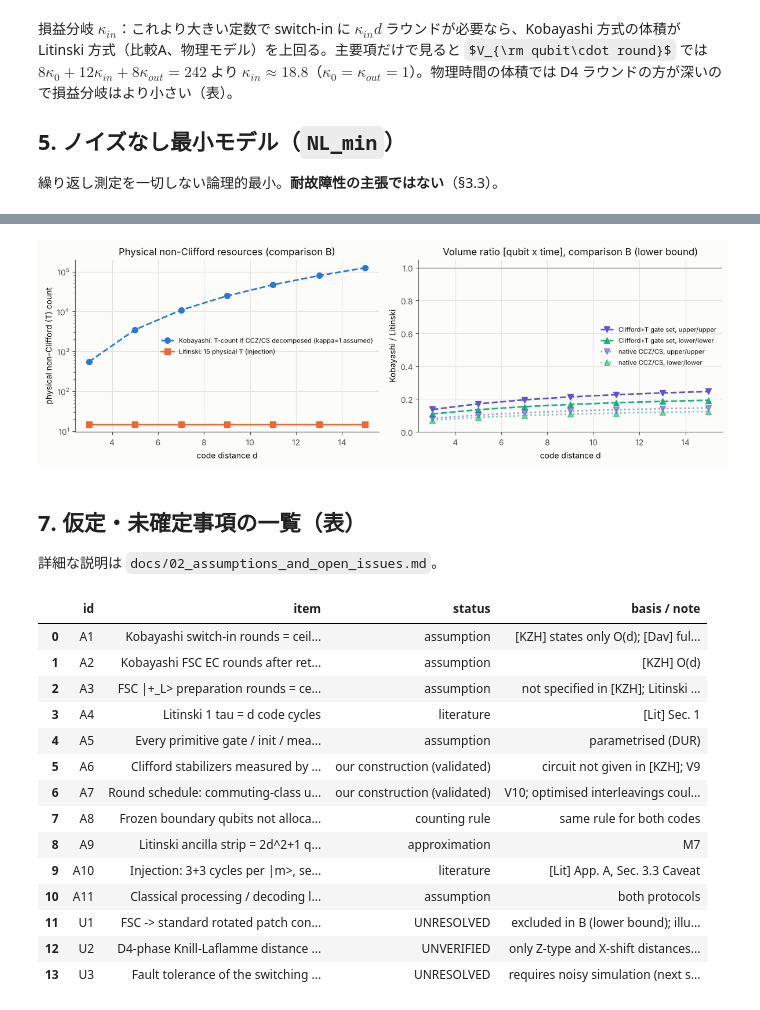
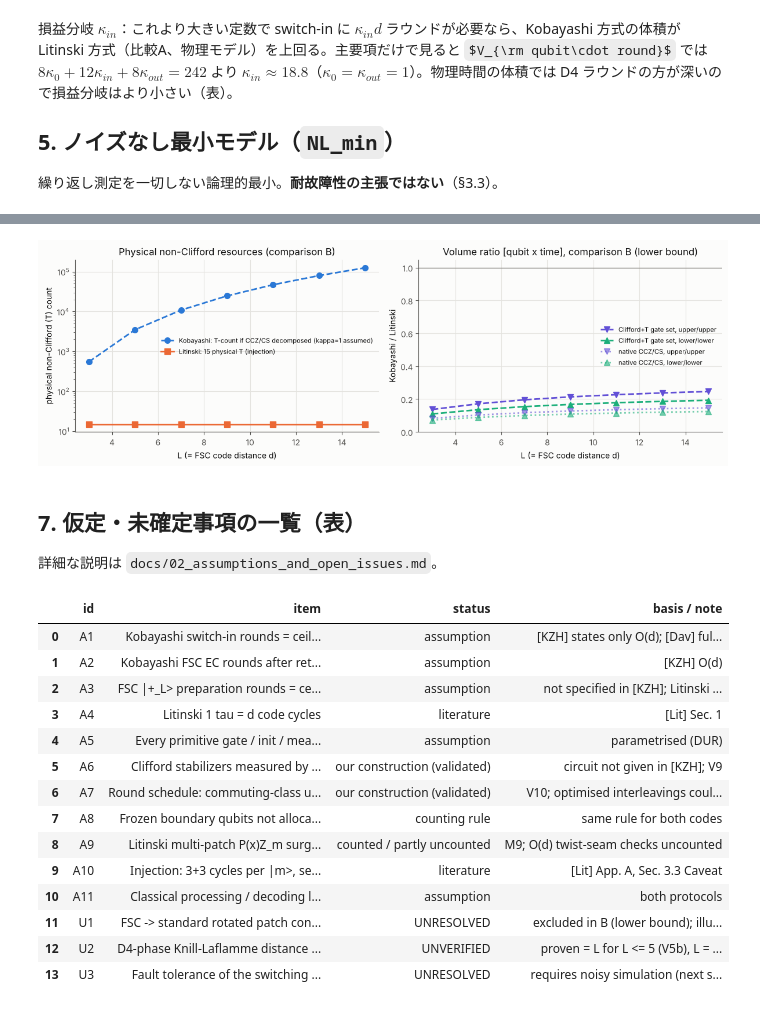
Before and after one commit to Danjobyodo/2026-10-24_StudyWithClaude, a Jupyter notebook: resource_comparison.ipynb, the cells around one changed output, grey strips where cells are left out. Drawn from its saved outputs; the diff is of its cells as text; code cells hidden in the pictures; some formulas as TeX source.

```diff
--- a/resource_comparison.ipynb
+++ b/resource_comparison.ipynb
@@ -158,7 +163,7 @@ fig, axes = plt.subplots(2, 2, figsize=(12, 8.5))
 ax = axes[0, 0]
 ax.plot(ds, main.K_peak_qubits, 'o-', color=C_KOB, label='Kobayashi (counted)')
 ax.plot(ds, main.L_peak_qubits, 's-', color=C_LIT, label='Litinski 15-to-1 (counted, physical model)')
-ax.set_title('Peak physical qubits (data + measurement)'); ax.set_xlabel('code distance d'); ax.set_ylabel('qubits'); ax.legend()
+ax.set_title('Peak physical qubits (data + measurement)'); ax.set_xlabel('L (= FSC code distance d)'); ax.set_ylabel('qubits'); ax.legend()
 ax = axes[0, 1]
 ax.fill_between(ds, main.K_time_lb, main.K_time_ub, color=C_KOB, alpha=0.18, lw=0)
 ax.plot(ds, main.K_time_lb, 'o--', color=C_KOB, label='Kobayashi, kappa=1 (assumption): lower / upper bound')
@@ -166,7 +171,7 @@ ax.plot(ds, main.K_time_ub, 'o--', color=C_KOB, alpha=0.6)
 ax.fill_between(ds, main.L_time_lb, main.L_time_ub, color=C_LIT, alpha=0.18, lw=0)
 ax.plot(ds, main.L_time_lb, 's-', color=C_LIT, label='Litinski, 1 tau = d cycles (literature): lower / upper bound')
 ax.plot(ds, main.L_time_ub, 's-', color=C_LIT, alpha=0.6)
-ax.set_title('Execution time (physical time units; all gates = 1 unit)'); ax.set_xlabel('code distance d'); ax.set_ylabel('time units'); ax.legend(fontsize=8)
+ax.set_title('Execution time (physical time units; all gates = 1 unit)'); ax.set_xlabel('L (= FSC code distance d)'); ax.set_ylabel('time units'); ax.legend(fontsize=8)
 ax = axes[1, 0]
 ax.fill_between(ds, main.K_V_t_lb, main.K_V_t_ub, color=C_KOB, alpha=0.18, lw=0)
 ax.plot(ds, main.K_V_t_lb, 'o--', color=C_KOB, label='Kobayashi, kappa=1 (assumption)')
@@ -175,7 +180,7 @@ ax.fill_between(ds, main.L_V_t_lb, main.L_V_t_ub, color=C_LIT, alpha=0.18, lw=0)
 ax.plot(ds, main.L_V_t_lb, 's-', color=C_LIT, label='Litinski (counted, physical model)')
 ax.plot(ds, main.L_V_t_ub, 's-', color=C_LIT, alpha=0.6)
 ax.set_yscale('log'); ax.set_title('Space-time volume [qubit x time unit] (band = lower..upper bound)')
-ax.set_xlabel('code distance d'); ax.legend(fontsize=8)
+ax.set_xlabel('L (= FSC code distance d)'); ax.legend(fontsize=8)
 ax = axes[1, 1]
 ax.plot(ds, main.ratio_V_qubit_round, 'o--', color=C_KOB, label='V [qubit x own rounds] (kappa=1 assumed)')
 ax.plot(ds, main.ratio_V_time_lb, '^--', color=C_AUX, label='V [qubit x time], lower bounds')
@@ -183,6 +188,6 @@ ax.plot(ds, main.ratio_V_time_ub, 'v--', color='#6250d6', label='V [qubit x time
 ax.plot(ds, main.ratio_peak_qubits, 'D-', color='#52514e', label='peak qubits (counted)')
 ax.axhline(1, color='#898781', lw=1)
 ax.set_ylim(0, max(1.1, main[['ratio_V_qubit_round', 'ratio_V_time_lb', 'ratio_V_time_ub', 'ratio_peak_qubits']].values.max() * 1.1))
-ax.set_title('Ratio Kobayashi / Litinski (<1: Kobayashi cheaper)'); ax.set_xlabel('code distance d'); ax.legend(fontsize=8)
+ax.set_title('Ratio Kobayashi / Litinski (<1: Kobayashi cheaper)'); ax.set_xlabel('L (= FSC code distance d)'); ax.legend(fontsize=8)
 plt.tight_layout(); plt.savefig(f'{FIGURES}/comparison_main_FT_ref_A.png', dpi=150); plt.show()
 # %% [output]
@@ -329,7 +402,7 @@ for d in D_LIST:
                          L_V_qr=l.V_qubit_round,
                          K_nonclifford=k.nonclifford, L_nonclifford=l.nonclifford,
                          K_Tcount_if_decomposed=k.T_count_if_decomposed, L_Tcount=l.T_count_if_decomposed))
-B = pd.DataFrame(rows); B.to_csv(f'{RESULTS}/comparison_B_FT_ref.csv', index=False)
-B[B.gateset == 'primitive'][['d', 'K_peak', 'L_peak', 'K_V_qr', 'K_V_qr_with_illustrative_conversion', 'L_V_qr', 'K_nonclifford', 'L_nonclifford', 'K_Tcount_if_decomposed', 'L_Tcount']]
+Bdf = pd.DataFrame(rows); Bdf.to_csv(f'{RESULTS}/comparison_B_FT_ref.csv', index=False)
+Bdf[Bdf.gateset == 'primitive'][['d', 'K_peak', 'L_peak', 'K_V_qr', 'K_V_qr_with_illustrative_conversion', 'L_V_qr', 'K_nonclifford', 'L_nonclifford', 'K_Tcount_if_decomposed', 'L_Tcount']]
 # %% [output]
 |  | d | K_peak | L_peak | K_V_qr | K_V_qr_with_illustrative_conversion | L_V_qr | K_nonclifford | L_nonclifford | ... |
@@ -343,22 +416,22 @@ B[B.gateset == 'primitive'][['d', 'K_peak', 'L_peak', 'K_V_qr', 'K_V_qr_with_ill
 # %%
 fig, axes = plt.subplots(1, 2, figsize=(12, 4))
-Bp = B[B.gateset == 'primitive']; Bc = B[B.gateset == 'clifford_t']
+Bp = Bdf[Bdf.gateset == 'primitive']; Bc = Bdf[Bdf.gateset == 'clifford_t']
 ax = axes[0]
 ax.plot(Bp.d, Bp.K_Tcount_if_decomposed, 'o--', color=C_KOB, label='Kobayashi: T-count if CCZ/CS decomposed (kappa=1 assumed)')
 ax.plot(Bp.d, Bp.L_Tcount, 's-', color=C_LIT, label='Litinski: 15 physical T (injection)')
-ax.set_yscale('log'); ax.set_xlabel('code distance d'); ax.set_ylabel('physical non-Clifford (T) count')
+ax.set_yscale('log'); ax.set_xlabel('L (= FSC code distance d)'); ax.set_ylabel('physical non-Clifford (T) count')
 ax.set_title('Physical non-Clifford resources (comparison B)'); ax.legend(fontsize=8)
 ax = axes[1]
 ax.plot(Bc.d, Bc.K_V_time_ub / Bc.L_V_time_ub, 'v--', color='#6250d6', label='Clifford+T gate set, upper/upper')
 ax.plot(Bc.d, Bc.K_V_time_lb / Bc.L_V_time_lb, '^--', color=C_AUX, label='Clifford+T gate set, lower/lower')
 ax.plot(Bp.d, Bp.K_V_time_ub / Bp.L_V_time_ub, 'v:', color='#6250d6', alpha=0.6, label='native CCZ/CS, upper/upper')
 ax.plot(Bp.d, Bp.K_V_time_lb / Bp.L_V_time_lb, '^:', color=C_AUX, alpha=0.6, label='native CCZ/CS, lower/lower')
 ax.axhline(1, color='#898781', lw=1); ax.set_ylim(0, None)
-ax.set_xlabel('code distance d'); ax.set_ylabel('Kobayashi / Litinski')
+ax.set_xlabel('L (= FSC code distance d)'); ax.set_ylabel('Kobayashi / Litinski')
 ax.set_title('Volume ratio [qubit x time], comparison B (lower bound)'); ax.legend(fontsize=8)
 plt.tight_layout(); plt.savefig(f'{FIGURES}/comparison_B.png', dpi=150); plt.show()
 # %% [output]
-[figure, old version]
+[figure, new version]
 # %% [markdown]
 ## 7. 仮定・未確定事項の一覧（表）
 詳細な説明は `docs/02_assumptions_and_open_issues.md`。
@@ -372,11 +445,11 @@ assump = pd.DataFrame([
     ('A6', 'Clifford stabilizers measured by ancilla-controlled-S (CNOT + CCZ) gadgets', 'our construction (validated)', 'circuit not given in [KZH]; V9'),
     ('A7', 'Round schedule: commuting-class upper bound / busiest-qubit lower bound', 'our construction (validated)', 'V10; optimised interleavings could be shorter'),
     ('A8', 'Frozen boundary qubits not allocated; gates on them dropped', 'counting rule', 'same rule for both codes'),
-    ('A9', 'Litinski ancilla strip = 2d^2+1 qubits per tile (stim-validated increment); Z_m(x)Y_0 twist not laid out', 'approximation', 'M7'),
+    ('A9', 'Litinski multi-patch P(x)Z_m surgeries constructed explicitly (M9); Z_m(x)Y_0 twist seam not constructed', 'counted / partly uncounted', 'M9; O(d) twist-seam checks uncounted'),
     ('A10', 'Injection: 3+3 cycles per |m>, serial in the 11-tile layout', 'literature', '[Lit] App. A, Sec. 3.3 Caveat'),
     ('A11', 'Classical processing / decoding latency = 0', 'assumption', 'both protocols'),
     ('U1', 'FSC -> standard rotated patch conversion', 'UNRESOLVED', 'excluded in B (lower bound); illustrative 1-tau value shown separately'),
-    ('U2', 'D4-phase Knill-Laflamme distance for L >= 3', 'UNVERIFIED', 'only Z-type and X-shift distances computed'),
+    ('U2', 'D4-phase Knill-Laflamme distance for L >= 6 (7 with FULL_KL)', 'UNVERIFIED', 'proven = L for L <= 5 (V5b), L = 6 with FULL_KL'),
     ('U3', 'Fault tolerance of the switching (JIT decoder) and value of kappa', 'UNRESOLVED', 'requires noisy simulation (next stage)'),
 ], columns=['id', 'item', 'status', 'basis / note'])
 assump.to_csv(f'{RESULTS}/assumptions_table.csv', index=False); assump
@@ -390,10 +463,10 @@ assump.to_csv(f'{RESULTS}/assumptions_table.csv', index=False); assump
 | 5 | A6 | Clifford stabilizers measured by ... | our construction (validated) | circuit not given in [KZH]; V9 |
 | 6 | A7 | Round schedule: commuting-class u... | our construction (validated) | V10; optimised interleavings coul... |
 | 7 | A8 | Frozen boundary qubits not alloca... | counting rule | same rule for both codes |
-| 8 | A9 | Litinski ancilla strip = 2d^2+1 q... | approximation | M7 |
+| 8 | A9 | Litinski multi-patch P(x)Z_m surg... | counted / partly uncounted | M9; O(d) twist-seam checks uncounted |
 | 9 | A10 | Injection: 3+3 cycles per |m>, se... | literature | [Lit] App. A, Sec. 3.3 Caveat |
 | 10 | A11 | Classical processing / decoding l... | assumption | both protocols |
 | 11 | U1 | FSC -> standard rotated patch con... | UNRESOLVED | excluded in B (lower bound); illu... |
-| 12 | U2 | D4-phase Knill-Laflamme distance ... | UNVERIFIED | only Z-type and X-shift distances... |
+| 12 | U2 | D4-phase Knill-Laflamme distance ... | UNVERIFIED | proven = L for L <= 5 (V5b), L = ... |
 | 13 | U3 | Fault tolerance of the switching ... | UNRESOLVED | requires noisy simulation (next s... |
 # %% [markdown]
```
Also changed, not shown: parts of 16 cells of this notebook, 33 other files.
